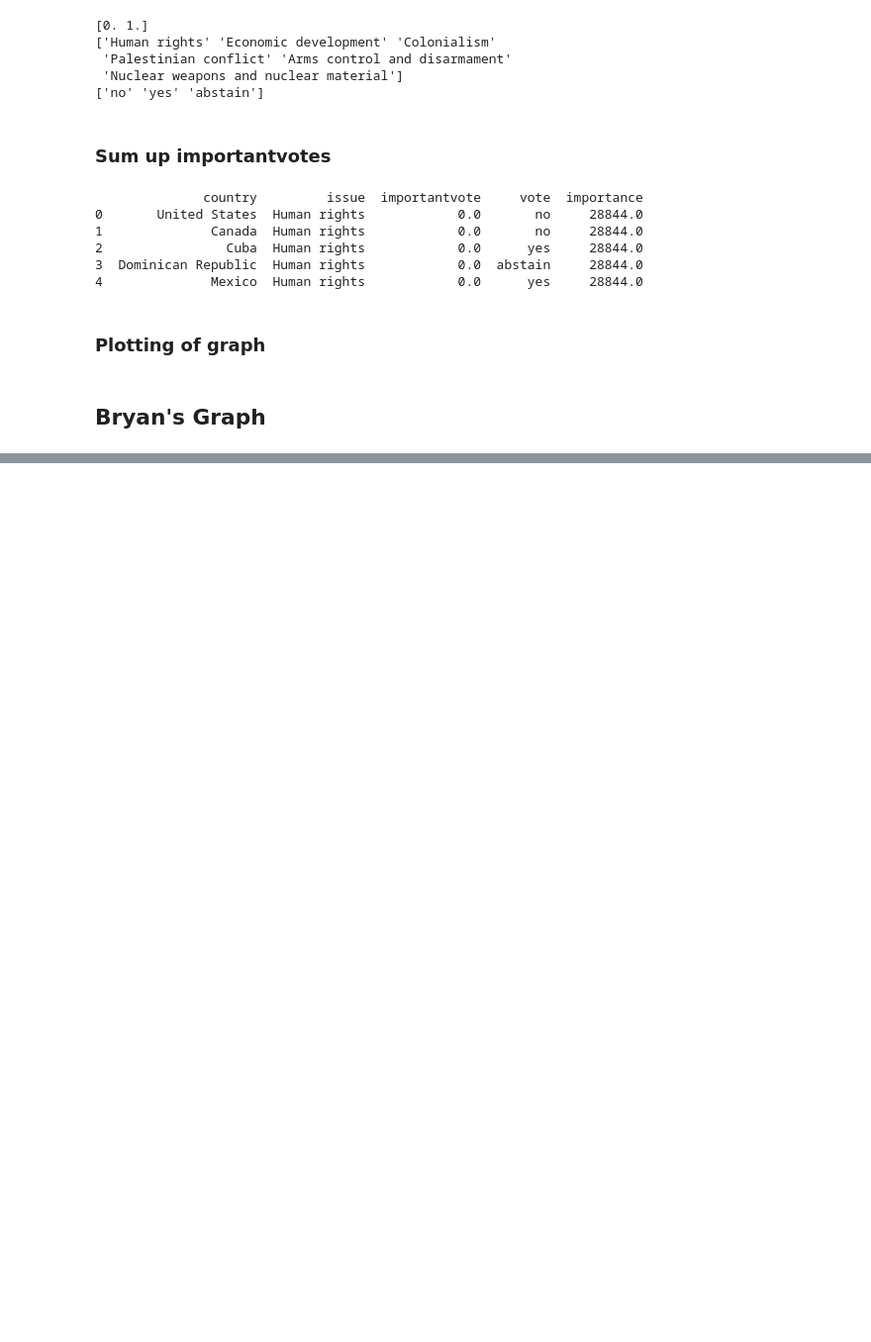
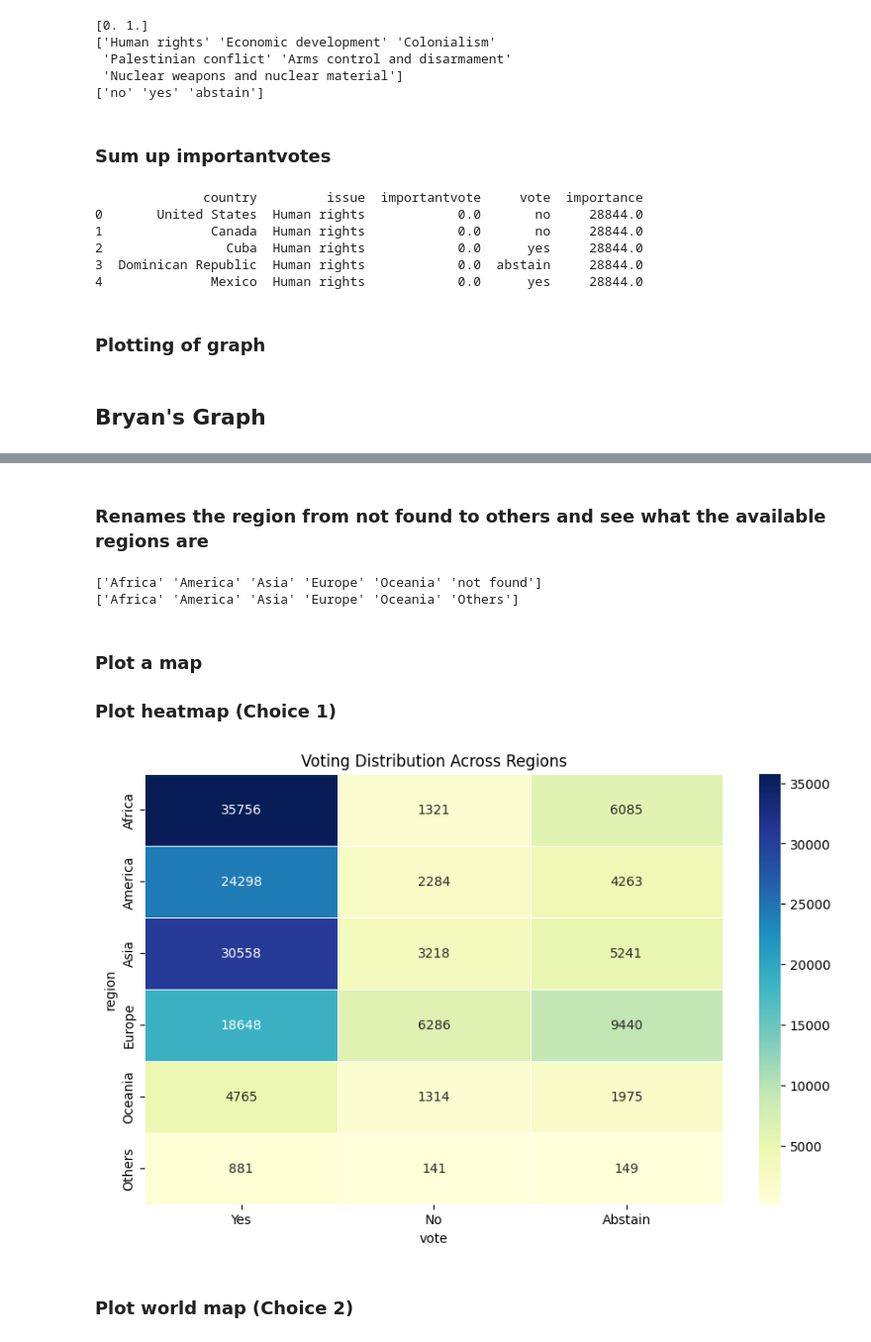
Before and after one commit to yijiesoo/leigaga, a Jupyter notebook: src/project.ipynb, the cells around one changed output, grey strips where cells are left out. Shown at 99% size. Saved outputs shown, nothing was run; the diff lists cells and outputs as text; code cells hidden in the pictures; blank space fills up the shorter version.

Commit message:
3 visualisations prepared

```diff
--- a/src/project.ipynb
+++ b/src/project.ipynb
@@ -243,0 +343,15 @@ fig.show()
+# %%
+# pip install country_converter
+# python -m pip install country_converter
+
+import country_converter as coco
+
+cc = coco.CountryConverter()
+country_votes['region'] = cc.convert(names=country_votes['country'].tolist(), to='continent')
+
+# check unmapped
+print(country_votes[country_votes['region'].isin(['not found', None])]['country'].unique())
+
+# aggregate by region
+region_summary = country_votes.groupby('region').sum(numeric_only=True).reset_index()
+print(region_summary)
@@ -243,0 +369,31 @@ fig.show()
+# %% [markdown]
+### Renames the region from not found to others and see what the available regions are
+# %%
+#Print out region names
+print(region_summary['region'].unique())
+
+#rename not found to others
+region_summary['region'] = region_summary['region'].replace('not found', 'Others')
+print(region_summary['region'].unique())
+# %% [output]
+['Africa' 'America' 'Asia' 'Europe' 'Oceania' 'not found']
+['Africa' 'America' 'Asia' 'Europe' 'Oceania' 'Others']
+# %% [markdown]
+### Plot a map
+### Plot heatmap (Choice 1)
+# %%
+import seaborn as sns
+import matplotlib.pyplot as plt
+
+# Set up data in a format suitable for a heatmap
+heatmap_data = region_summary.set_index('region')[['Yes', 'No', 'Abstain']]
+
+# Plot heatmap
+plt.figure(figsize=(10, 6))
+sns.heatmap(heatmap_data, annot=True, cmap='YlGnBu', cbar=True, fmt="d", linewidths=.5)
+plt.title("Voting Distribution Across Regions")
+plt.show()
+# %% [output]
+[figure, added]
+# %% [markdown]
+### Plot world map (Choice 2)
```
Also changed, not shown: parts of 10 cells of this notebook.
